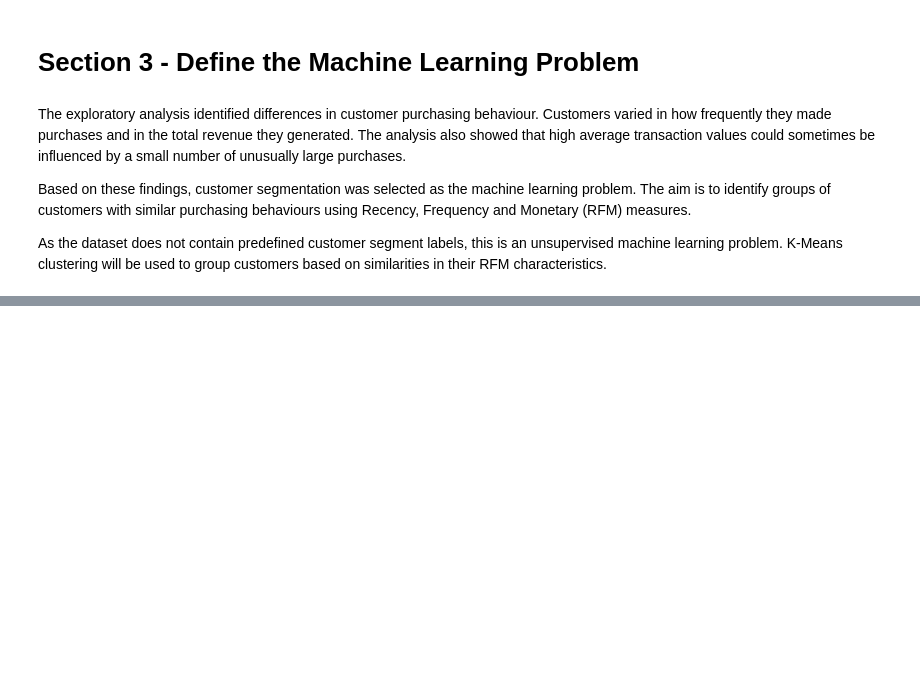
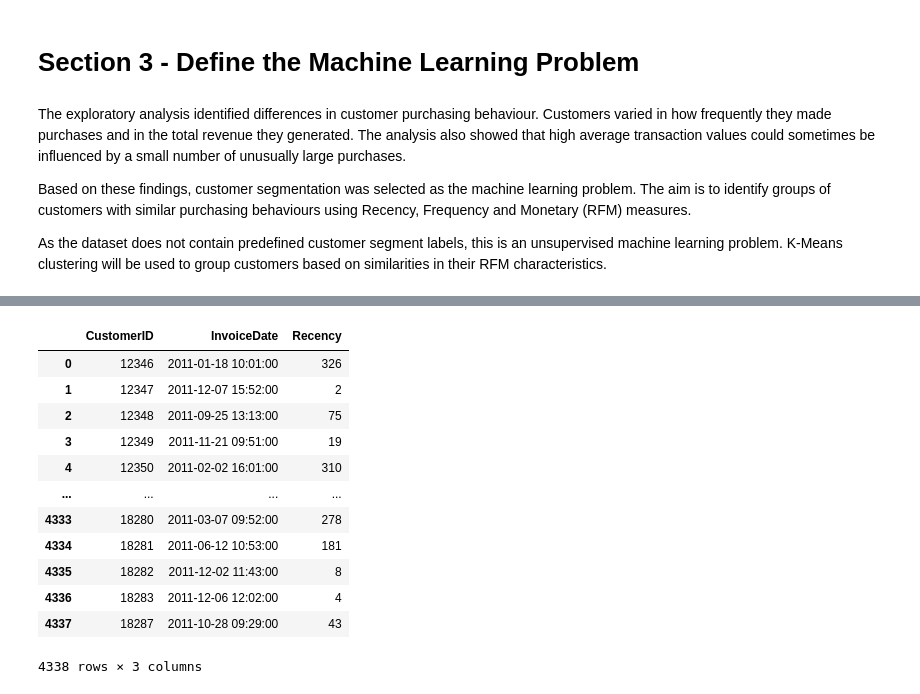
Before and after one commit to sahra02/Online-Retail-Transaction-Analysis, a Jupyter notebook: jupyter_notebooks/03-Machine_Learning.ipynb, the cells around one changed output, grey strips where cells are left out. Saved outputs shown, nothing was run; the diff lists cells and outputs as text; code cells hidden in the pictures; blank space fills up the shorter version.

```diff
--- a/jupyter_notebooks/03-Machine_Learning.ipynb
+++ b/jupyter_notebooks/03-Machine_Learning.ipynb
@@ -117,0 +130,4 @@ As the dataset does not contain predefined customer segment labels, this is an u
+# %%
+reference_date = df["InvoiceDate"].max() + pd.Timedelta(days=1)
+
+reference_date
@@ -117,0 +138,3 @@ As the dataset does not contain predefined customer segment labels, this is an u
+# %%
+customer_last_purchase = df.groupby("CustomerID")["InvoiceDate"].max().reset_index()
+customer_last_purchase
@@ -117,0 +155,19 @@ As the dataset does not contain predefined customer segment labels, this is an u
+# %%
+customer_last_purchase["Recency"] = (
+    reference_date - customer_last_purchase["InvoiceDate"]
+).dt.days
+customer_last_purchase
+# %% [output]
+|  | CustomerID | InvoiceDate | Recency |
+| 0 | 12346 | 2011-01-18 10:01:00 | 326 |
+| 1 | 12347 | 2011-12-07 15:52:00 | 2 |
+| 2 | 12348 | 2011-09-25 13:13:00 | 75 |
+| 3 | 12349 | 2011-11-21 09:51:00 | 19 |
+| 4 | 12350 | 2011-02-02 16:01:00 | 310 |
+| ... | ... | ... | ... |
+| 4333 | 18280 | 2011-03-07 09:52:00 | 278 |
+| 4334 | 18281 | 2011-06-12 10:53:00 | 181 |
+| 4335 | 18282 | 2011-12-02 11:43:00 | 8 |
+| 4336 | 18283 | 2011-12-06 12:02:00 | 4 |
+| 4337 | 18287 | 2011-10-28 09:29:00 | 43 |
+4338 rows × 3 columns
```
Also changed, not shown: parts of 25 cells of this notebook.
